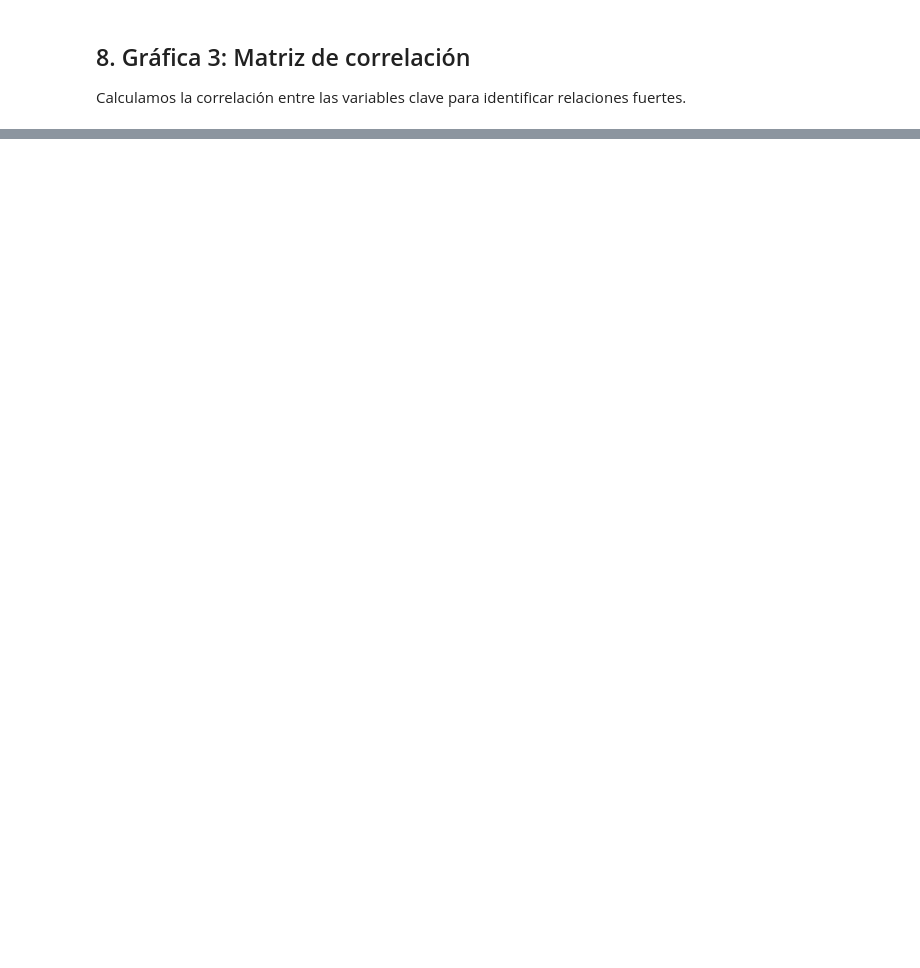
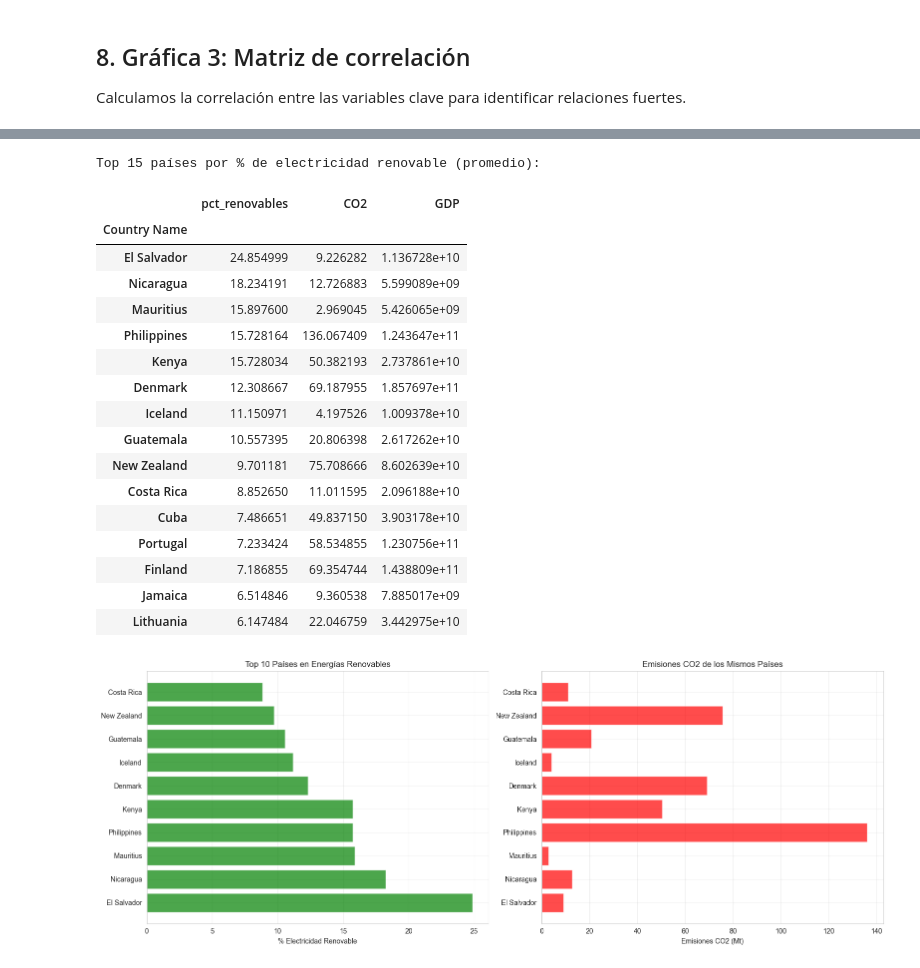
Before and after one commit to Oveer01/TFM-Cambio-Climatico, a Jupyter notebook: notebooks/analisis/03_analisis_desarrollo_energias_renovables.ipynb, the cells around one changed output, grey strips where cells are left out. Saved outputs shown, nothing was run; the diff lists cells and outputs as text; code cells hidden in the pictures; blank space fills up the shorter version.

```diff
--- a/notebooks/analisis/03_analisis_desarrollo_energias_renovables.ipynb
+++ b/notebooks/analisis/03_analisis_desarrollo_energias_renovables.ipynb
@@ -278,0 +668,80 @@ Con estos análisis podemos identificar:
+# %%
+# Análisis de países líderes en renovables
+if df_all.shape[0] > 0 and 'pct_renovables' in df_all.columns:
+    # Calcular promedio de renovables por país
+    paises_renovables = (
+        df_all.groupby('Country Name')
+        .agg({
+            'pct_renovables': 'mean',
+            'CO2': 'mean',
+            'GDP': 'mean'
+        })
+        .dropna(subset=['pct_renovables'])  # Solo países con datos de renovables
+        .sort_values('pct_renovables', ascending=False)
+    )
+
+    print("Top 15 países por % de electricidad renovable (promedio):")
+    display(paises_renovables.head(15))
+
+    # Gráfico de barras de top 10
+    top_10_renovables = paises_renovables.head(10)
+
+    if len(top_10_renovables) > 0:
+        fig, (ax1, ax2) = plt.subplots(1, 2, figsize=(16, 6))
+
+        # Gráfico 1: % Renovables
+        ax1.barh(range(len(top_10_renovables)), top_10_renovables['pct_renovables'], color='green', alpha=0.7)
+        ax1.set_yticks(range(len(top_10_renovables)))
+        ax1.set_yticklabels(top_10_renovables.index, fontsize=10)
+        ax1.set_xlabel('% Electricidad Renovable')
+        ax1.set_title('Top 10 Países en Energías Renovables')
+        ax1.grid(True, alpha=0.3)
+
+        # Gráfico 2: Emisiones CO2 de estos países
+        co2_data = top_10_renovables['CO2'].fillna(0)  # Rellenar NaN con 0
+        ax2.barh(range(len(top_10_renovables)), co2_data, color='red', alpha=0.7)
+        ax2.set_yticks(range(len(top_10_renovables)))
+        ax2.set_yticklabels(top_10_renovables.index, fontsize=10)
+        ax2.set_xlabel('Emisiones CO2 (Mt)')
+        ax2.set_title('Emisiones CO2 de los Mismos Países')
+        ax2.grid(True, alpha=0.3)
+
+        plt.tight_layout()
+        plt.show()
+
+        # Estadísticas comparativas
+        print(f"\nEstadísticas de países líderes en renovables:")
+        print(f"Promedio % renovables: {top_10_renovables['pct_renovables'].mean():.1f}%")
+        if top_10_renovables['CO2'].notna().sum() > 0:
+            print(f"Promedio emisiones CO2: {top_10_renovables['CO2'].mean():.1f} Mt")
+
+        # Comparar con el promedio global
+        promedio_global_renovables = df_all['pct_renovables'].mean()
+        promedio_global_co2 = df_all['CO2'].mean()
+
+        print(f"\nComparación con promedio global:")
+        print(f"Promedio global % renovables: {promedio_global_renovables:.1f}%")
+        print(f"Promedio global emisiones CO2: {promedio_global_co2:.1f} Mt")
+
+else:
+    print("No hay datos de renovables disponibles para este análisis")
+# %% [output]
+Top 15 países por % de electricidad renovable (promedio):
+|  | pct_renovables | CO2 | GDP |
+| Country Name |  |  |  |
+| El Salvador | 24.854999 | 9.226282 | 1.136728e+10 |
+| Nicaragua | 18.234191 | 12.726883 | 5.599089e+09 |
+| Mauritius | 15.897600 | 2.969045 | 5.426065e+09 |
+| Philippines | 15.728164 | 136.067409 | 1.243647e+11 |
+| Kenya | 15.728034 | 50.382193 | 2.737861e+10 |
+| Denmark | 12.308667 | 69.187955 | 1.857697e+11 |
+| Iceland | 11.150971 | 4.197526 | 1.009378e+10 |
+| Guatemala | 10.557395 | 20.806398 | 2.617262e+10 |
+| New Zealand | 9.701181 | 75.708666 | 8.602639e+10 |
+| Costa Rica | 8.852650 | 11.011595 | 2.096188e+10 |
+| Cuba | 7.486651 | 49.837150 | 3.903178e+10 |
+| Portugal | 7.233424 | 58.534855 | 1.230756e+11 |
+| Finland | 7.186855 | 69.354744 | 1.438809e+11 |
+| Jamaica | 6.514846 | 9.360538 | 7.885017e+09 |
+| Lithuania | 6.147484 | 22.046759 | 3.442975e+10 |
+[figure, added]
```
Also changed, not shown: parts of 26 cells of this notebook, 12 other files.
